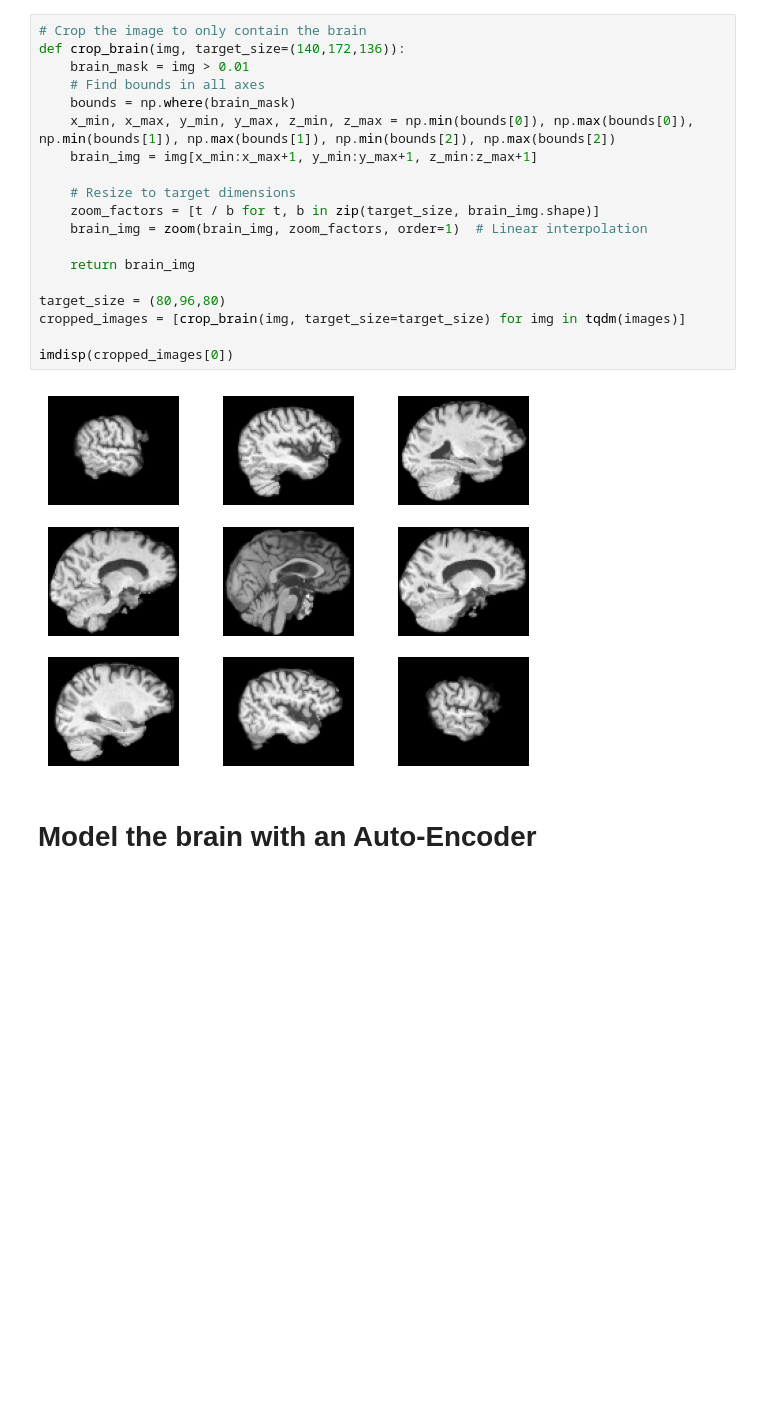
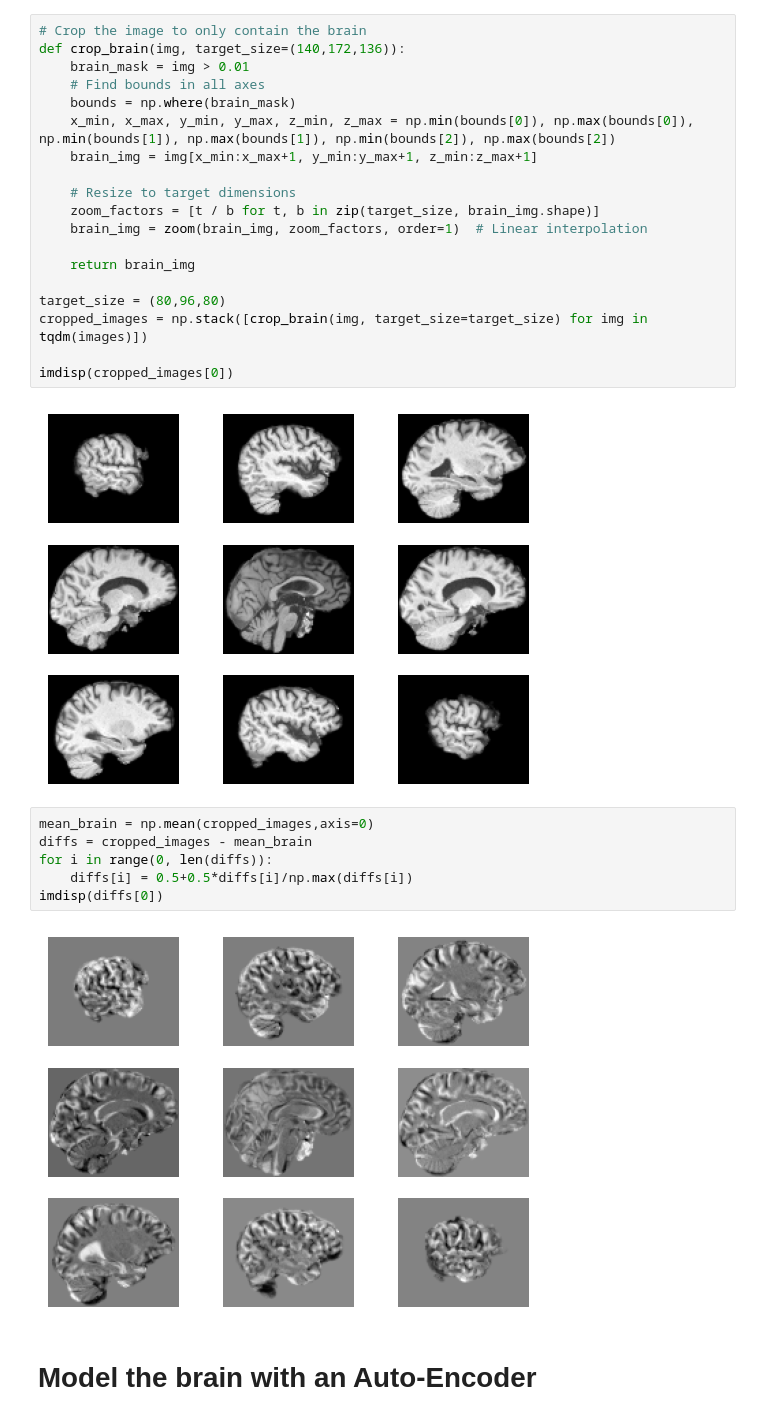
Before and after one commit to Vaakir/unsupervised-deep-learning-bachelor-thesis, a Jupyter notebook: Research/Train/Exploring stripped brains.ipynb, the cells around one changed output. Drawn from its saved outputs; the diff is of its cells as text; blank space fills up the shorter version.

```diff
--- a/Research/Train/Exploring stripped brains.ipynb
+++ b/Research/Train/Exploring stripped brains.ipynb
@@ -46,11 +46,19 @@ def crop_brain(img, target_size=(140,172,136)):
     return brain_img
 
 target_size = (80,96,80)
-cropped_images = [crop_brain(img, target_size=target_size) for img in tqdm(images)]
+cropped_images = np.stack([crop_brain(img, target_size=target_size) for img in tqdm(images)])
 
 imdisp(cropped_images[0])
 # %% [output]
 [figure]
+# %%
+mean_brain = np.mean(cropped_images,axis=0)
+diffs = cropped_images - mean_brain
+for i in range(0, len(diffs)):
+    diffs[i] = 0.5+0.5*diffs[i]/np.max(diffs[i])
+imdisp(diffs[0])
+# %% [output]
+[figure, added]
 # %% [markdown]
 # Model the brain with an Auto-Encoder
 # %%
```
Also changed, not shown: parts of 5 cells of this notebook, 1 other file.
